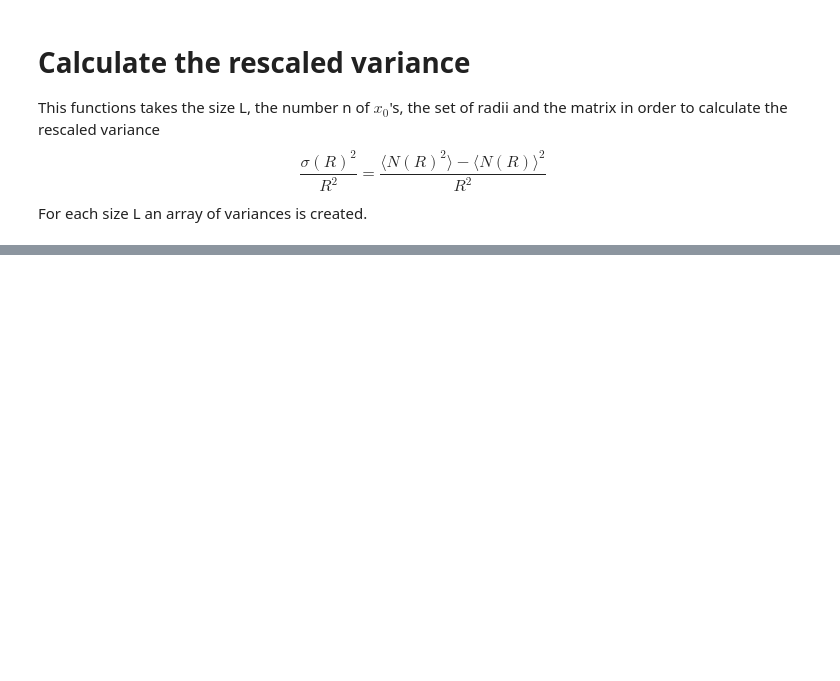
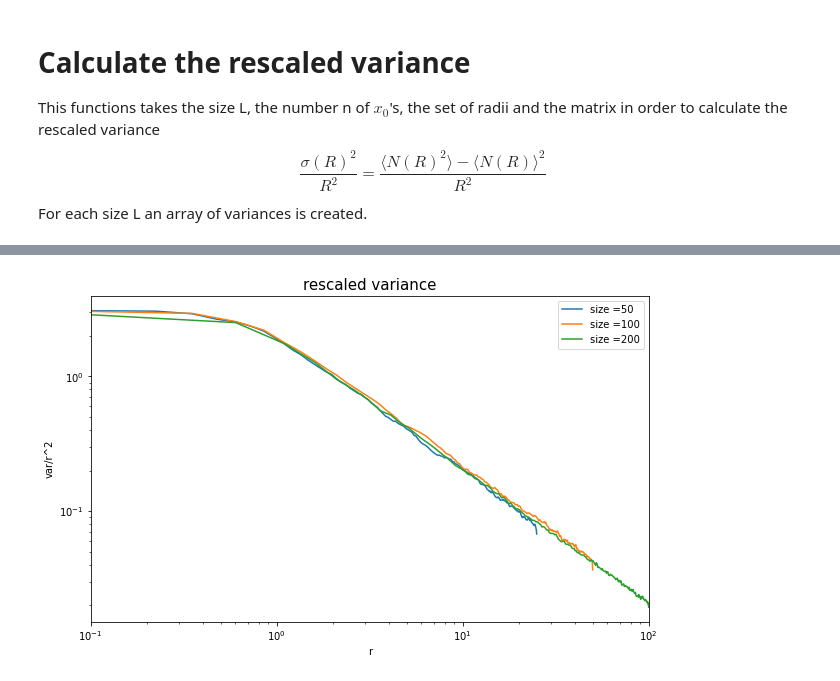
Before and after one commit to DLEthem/ELVIOT, a Jupyter notebook: final version/Numerical_HW1_Question2.ipynb, the cells around one changed output, grey strips where cells are left out. Saved outputs shown, nothing was run; the diff lists cells and outputs as text; code cells hidden in the pictures; blank space fills up the shorter version.

```diff
--- a/final version/Numerical_HW1_Question2.ipynb
+++ b/final version/Numerical_HW1_Question2.ipynb
@@ -181,0 +175,15 @@ plt.show()
+# %%
+start = time.time()
+size = [50,100,200]
+Δ= 2
+arrays_var2 = []
+radius2 = []
+
+
+for i in range(len(size)):
+    a = shuffled(size[i],Δ)
+    radius2.append(radii(size[i],200))
+    arrays_var2.append(variance(size[i],10000,radius2[i],a))
+
+
+total2 = time.time()-start
@@ -181,0 +196,20 @@ plt.show()
+# %%
+#plot the results in log-log scale
+plt.figure(figsize=(10, 6))
+ax = plt.subplot(111)
+plt.xlim(0.1, 100)
+
+for i in range(len(size)):
+    plt.plot(radius2[i], arrays_var2[i], label = 'size =' + str(size[i]))
+    plt.xscale('log')
+    plt.yscale('log')
+
+x = np.linspace(1, 100, 1000)
+#plt.plot(x,0.457648/x)
+plt.title('rescaled variance', fontsize=15)
+plt.xlabel('r')
+plt.ylabel('var/r^2')
+plt.legend()
+plt.show()
+# %% [output]
+[figure, added]
```
Also changed, not shown: parts of 21 cells of this notebook, 2 other files.
